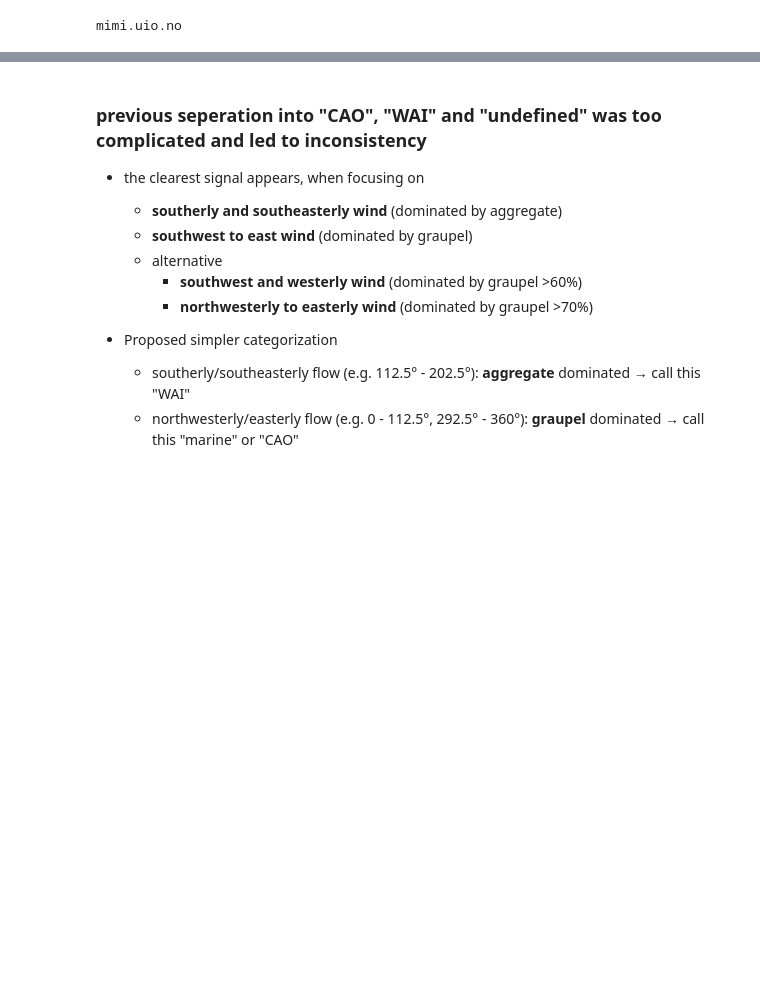
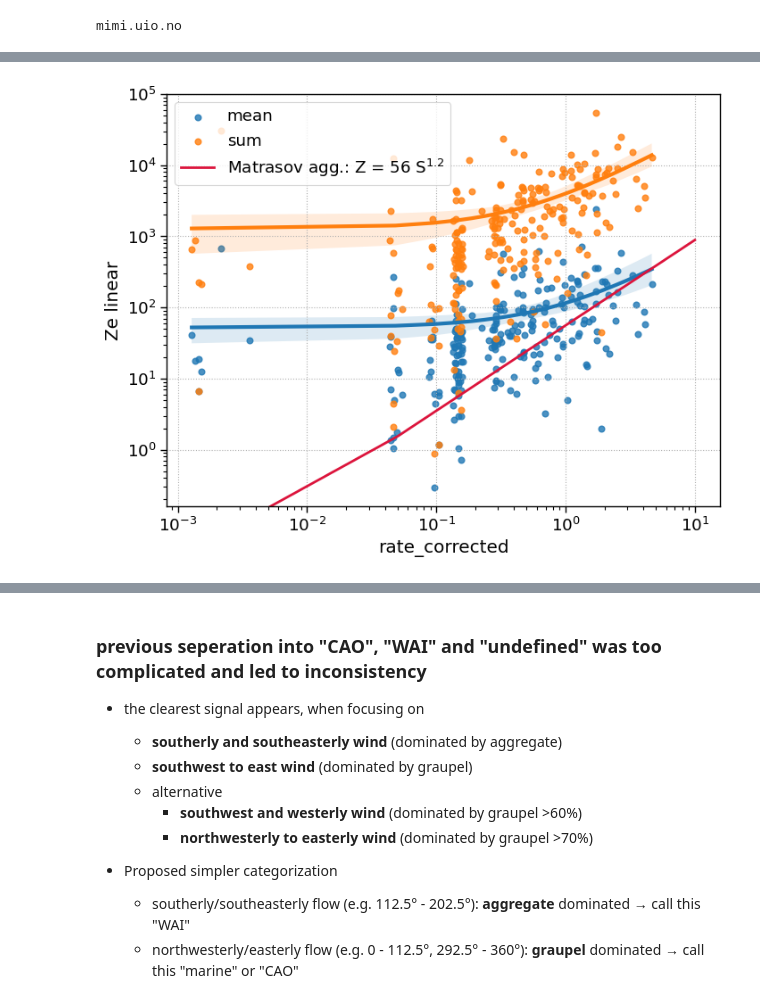
Before and after one commit to franzihe/retrieval_analysis, a Jupyter notebook: work/combined_obs/04_Ze_S_relation.ipynb, the cells around one changed output, grey strips where cells are left out. Saved outputs shown, nothing was run; the diff lists cells and outputs as text; code cells hidden in the pictures; blank space fills up the shorter version.

Commit message:
more data manipulation to adjust the Z-S relationships

```diff
--- a/work/combined_obs/04_Ze_S_relation.ipynb
+++ b/work/combined_obs/04_Ze_S_relation.ipynb
@@ -66,8 +70,4 @@ loc = 'HATPRO_Airport_10min'
 # %%
-
-# Combine HATPRO 10 min averaged temperature and Airport 10 min wind data
-dsx = xr.open_mfdataset(sorted(glob(os.path.join(OUTPUT_DATA_DIR, 'ANX_obs', f'10min_filled_obs_hatpro_airport_*ANX_2023*.nc'))))
-# substitute the wind direction and speed and remove the variable *_filled*
-dsx['wind_direction'] = dsx['wind_direction_filled'].copy()
-dsx['wind_speed'] = dsx['wind_speed_filled'].copy()
-dsx = dsx.drop_vars(["wind_direction_filled", "wind_speed_filled"],)
+df = dict()
+df['vary'] = xr.open_mfdataset(sorted(glob(os.path.join(OUTPUT_DATA_DIR, 'ANX_obs', f'Z_S_2Tm_WD_WS_class_varying*.nc')))).to_dataframe()
+df['1h']  = xr.open_mfdataset(sorted(glob(os.path.join(OUTPUT_DATA_DIR, 'ANX_obs', f'Z_S_2Tm_WD_WS_class_1h*.nc')))).to_dataframe()
@@ -73,0 +76,7 @@ dsx = dsx.drop_vars(["wind_direction_filled", "wind_speed_filled"],)
+# %%
+def model(x, a, b):
+    return a * x**b
+# %%
+df_zs = dict()
+df_zs['vary'] = df['vary'][['rate_mm_h', 'Ze_linear_sum', 'Matrosov_aggregate', 'Ze_linear_mean', ]].dropna()
+df_zs['1h']   = df['1h'][['rate_mm_h', 'Ze_linear_sum', 'Matrosov_aggregate', 'Ze_linear_mean', 'Z_from_linear_mean', 'Z_from_linear_sum']].dropna()
@@ -73,0 +104,29 @@ dsx = dsx.drop_vars(["wind_direction_filled", "wind_speed_filled"],)
+# %%
+df_zs['1h']['rate_corrected'] = df_zs['1h']['rate_mm_h']*1.2
+# %%
+import seaborn as sb
+
+plt.figure(figsize=(8,6))
+ax = sb.regplot(x='rate_corrected', y='Ze_linear_mean', data=df_zs['1h'], label='mean')
+ax = sb.regplot(x='rate_corrected', y='Ze_linear_sum', data=df_zs['1h'], label='sum')
+# # Generate line for mean
+# xfit = np.linspace(0, 10**1, 200)
+# yfit = model(xfit,a, b)
+# plt.plot(xfit, yfit, color='k', label="mean.: Z = 56 S$^{1.2}$")
+
+# yfit = model(xfit,a2, b2)
+# plt.plot(xfit, yfit, color='grey', label=f"mean.: Z =  S")
+
+# Generate line for Matrosov
+xfit = np.linspace(0, 10**1, 200)
+yfit = model(xfit, 56, 1.2)
+plt.plot(xfit, yfit, color='crimson', label="Matrasov agg.: Z = 56 S$^{1.2}$")
+
+ax.set_xscale('log')
+ax.set_yscale('log')
+
+ax.set_ylabel('Ze linear')
+ax.legend()
+ax.grid(True, ls=':')
+# %% [output]
+[figure, added]
```
Also changed, not shown: parts of 46 cells of this notebook, 4 other files.
